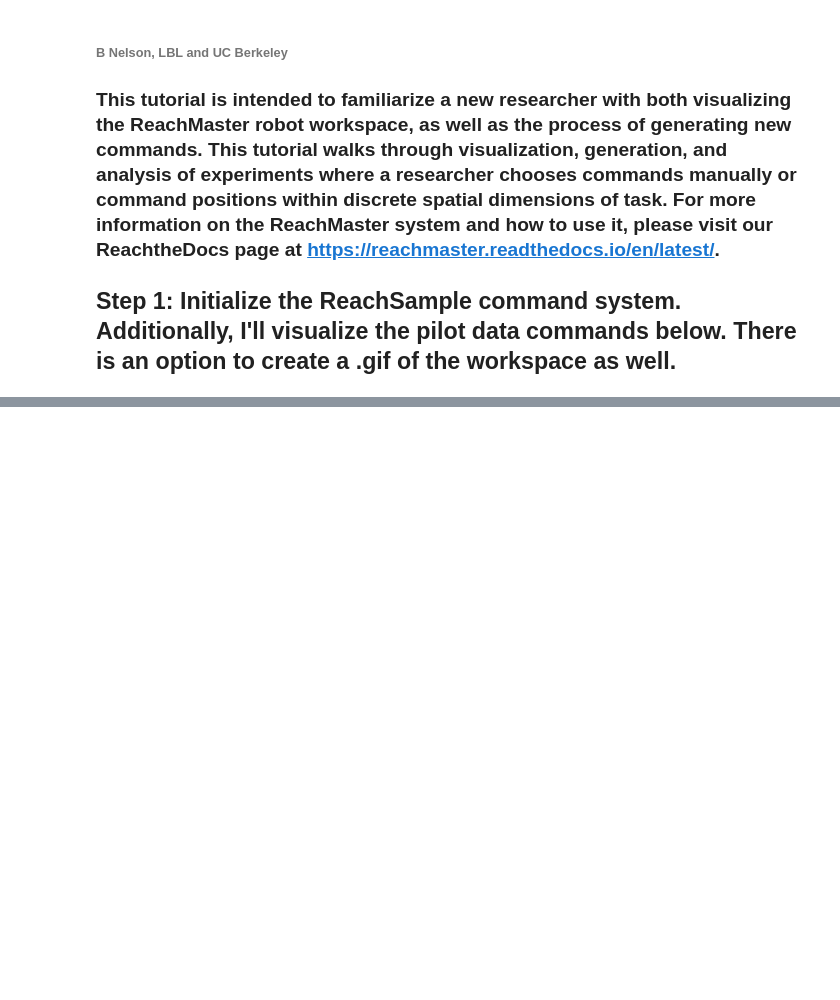
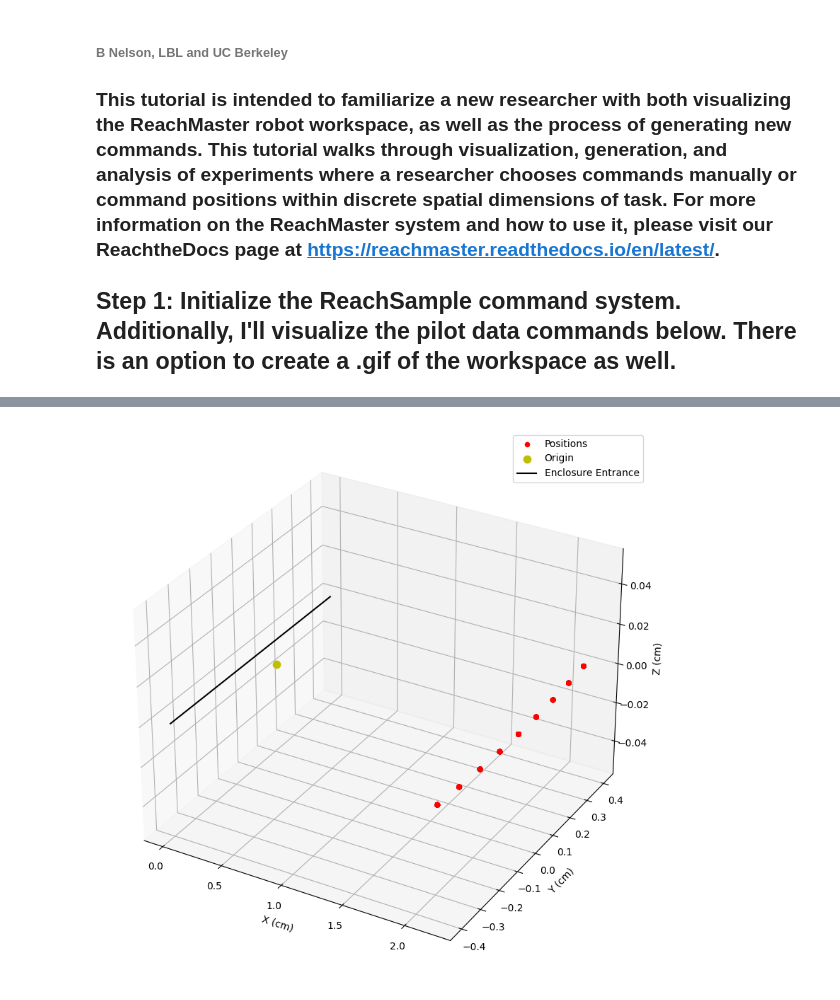
Before and after one commit to throneofshadow/ReachSample, a Jupyter notebook: notebooks/ReachSample_tutorial.ipynb, the cells around one changed output, grey strips where cells are left out. Saved outputs shown, nothing was run; the diff lists cells and outputs as text; code cells hidden in the pictures; blank space fills up the shorter version.

Commit message:
Update for 1-D theta commands and sampling finished. Issue with where theta is sampled, needs final statistic module.

```diff
--- a/notebooks/ReachSample_tutorial.ipynb
+++ b/notebooks/ReachSample_tutorial.ipynb
@@ -20,0 +24,4 @@ ValueError: all the input array dimensions for the concatenation axis must match
+# %%
+RS_.create_theta_workspace(0.4, 2, 50, 9, visualize = True)
+# %% [output]
+[figure, added]
```
Also changed, not shown: parts of 3 cells of this notebook, 3 other files.
